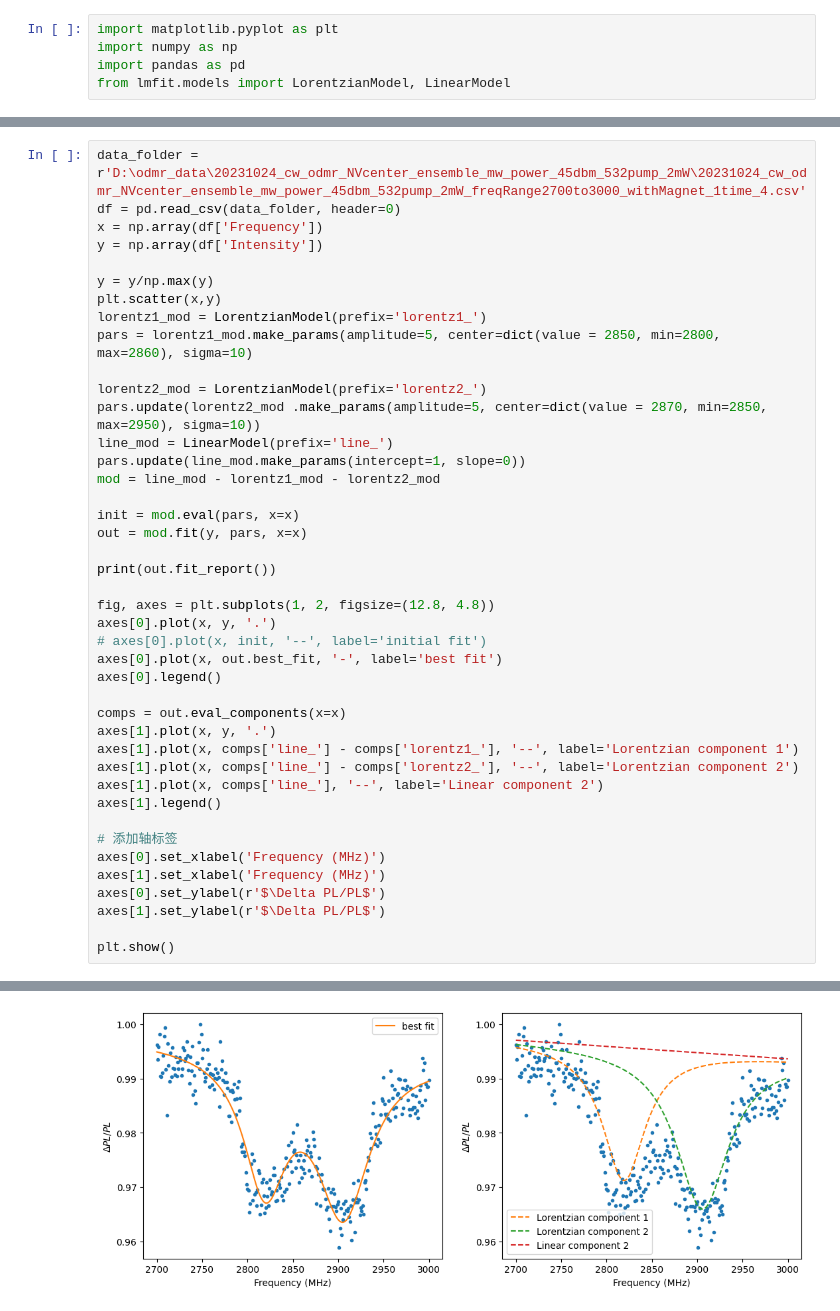
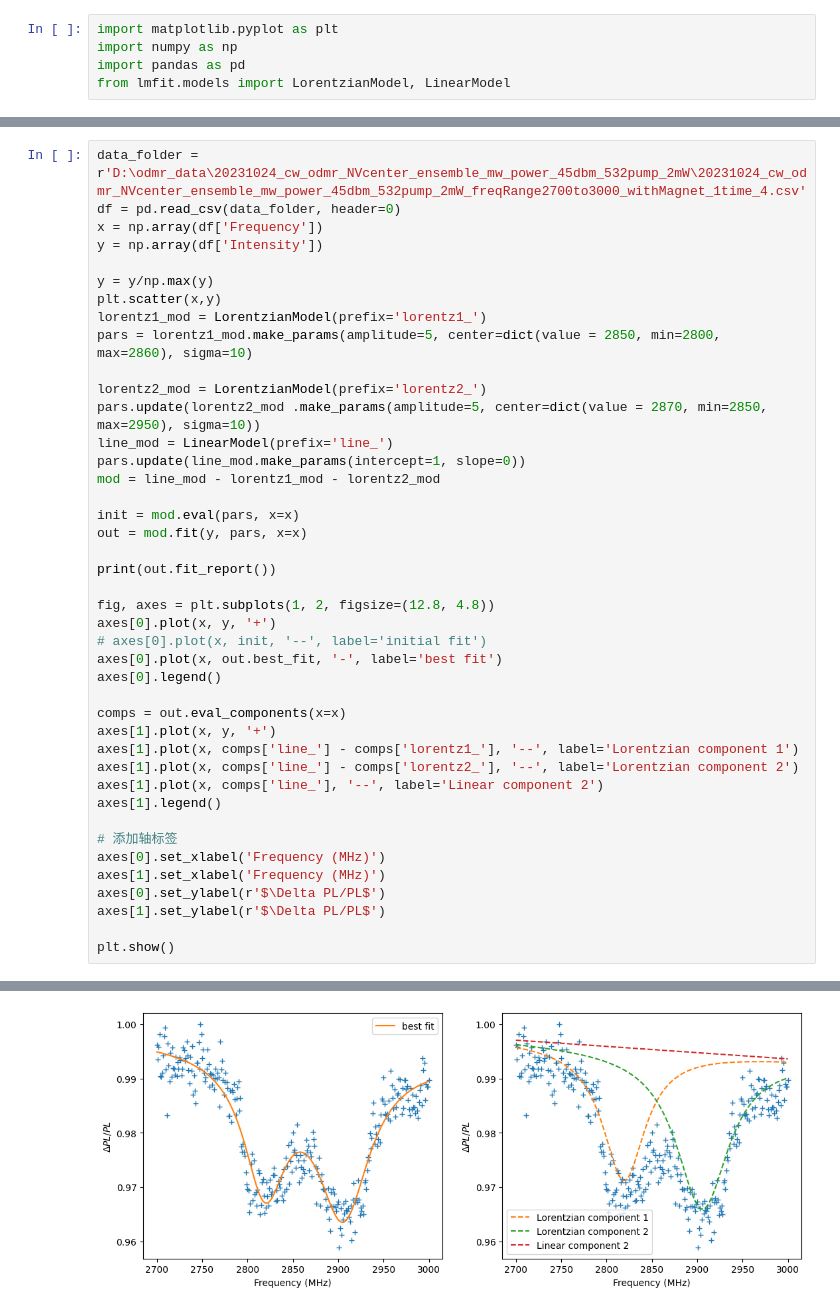
Before and after one commit to qinyuanhao17/data_fitting, a Jupyter notebook: 20231024_nv_cw_odmr_data_fitting.ipynb, the cells around one changed output, grey strips where cells are left out. Cells and saved outputs as stored; diff of their text form.

Commit message:
update plot

```diff
--- a/20231024_nv_cw_odmr_data_fitting.ipynb
+++ b/20231024_nv_cw_odmr_data_fitting.ipynb
@@ -584,45 +584,45 @@ out = mod.fit(y, pars, x=x)
 print(out.fit_report())
 
 fig, axes = plt.subplots(1, 2, figsize=(12.8, 4.8))
-axes[0].plot(x, y, '.')
+axes[0].plot(x, y, '+')
 # axes[0].plot(x, init, '--', label='initial fit')
 axes[0].plot(x, out.best_fit, '-', label='best fit')
 axes[0].legend()
 
 comps = out.eval_components(x=x)
-axes[1].plot(x, y, '.')
+axes[1].plot(x, y, '+')
 axes[1].plot(x, comps['line_'] - comps['lorentz1_'], '--', label='Lorentzian component 1')
 axes[1].plot(x, comps['line_'] - comps['lorentz2_'], '--', label='Lorentzian component 2')
 axes[1].plot(x, comps['line_'], '--', label='Linear component 2')
 axes[1].legend()
 
 # 添加轴标签
 axes[0].set_xlabel('Frequency (MHz)')
 axes[1].set_xlabel('Frequency (MHz)')
 axes[0].set_ylabel(r'$\Delta PL/PL$')
 axes[1].set_ylabel(r'$\Delta PL/PL$')
 
 plt.show()
 # %% [output]
 [[Model]]
     ((Model(linear, prefix='line_') - Model(lorentzian, prefix='lorentz1_')) - Model(lorentzian, prefix='lorentz2_'))
 [[Fit Statistics]]
     # fitting method   = leastsq
     # function evals   = 100
     # data points      = 301
     # variables        = 8
     chi-square         = 0.00324329
     reduced chi-square = 1.1069e-05
     Akaike info crit   = -3426.92156
     Bayesian info crit = -3397.26468
     R-squared          = 0.89876574
 ... (34 lines left out)
     C(lorentz1_amplitude, lorentz1_center)    = +0.1729
     C(lorentz1_center, lorentz1_sigma)        = +0.1666
     C(lorentz2_center, line_slope)            = +0.1580
     C(lorentz2_center, line_intercept)        = -0.1449
 [figure]
-[figure, old version]
+[figure, new version]
 # %%
 data_folder = r'D:\odmr_data\20231024_cw_odmr_NVcenter_ensemble_mw_power_45dbm_532pump_2mW\20231024_cw_odmr_NVcenter_ensemble_mw_power_45dbm_532pump_2mW_freqRange2700to3000_withMagnet_1time_5.csv'
 df = pd.read_csv(data_folder, header=0)
```
Also changed, not shown: parts of 13 cells of this notebook.
